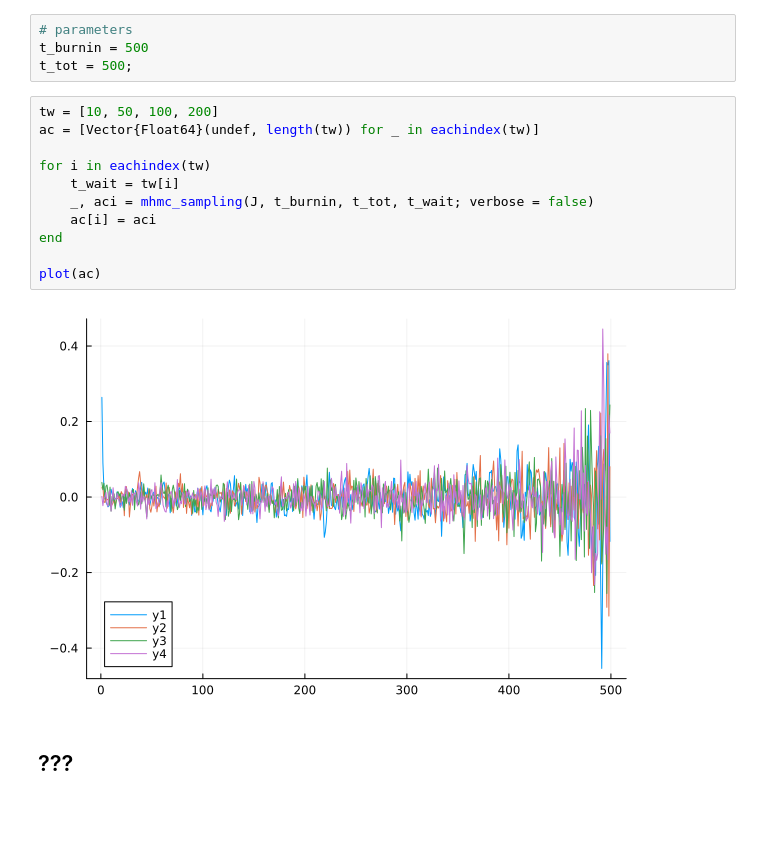
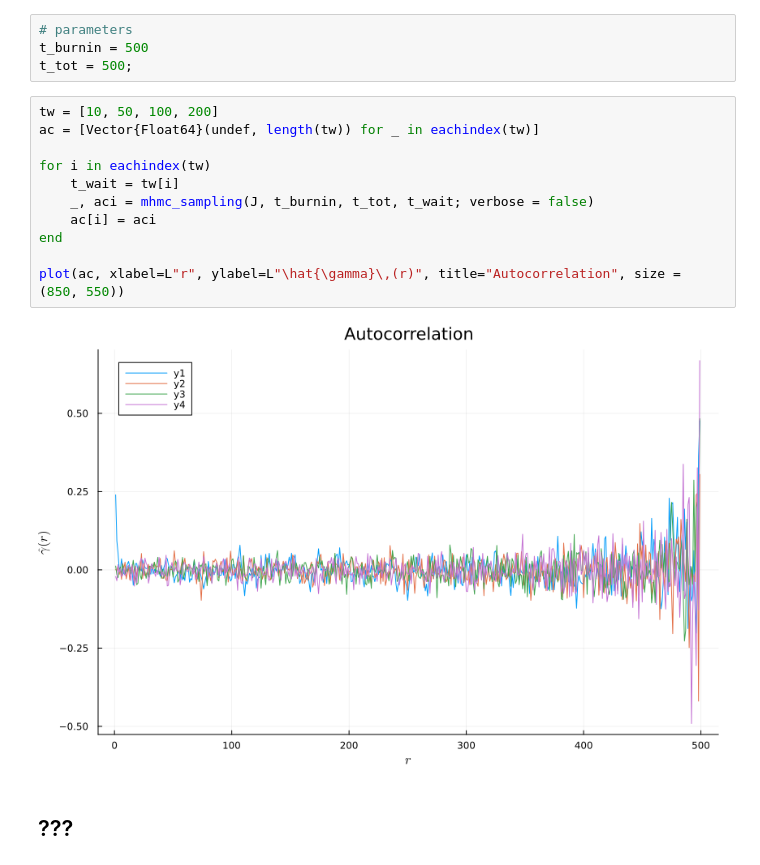
Before and after one commit to caporali/models_and_algorithms_project, a Jupyter notebook: project/main.ipynb, the cells around one changed output. Cells and saved outputs as stored; diff of their text form; blank space fills up the shorter version.

```diff
--- a/project/main.ipynb
+++ b/project/main.ipynb
@@ -704,16 +704,16 @@ t_tot = 500;
 # %%
 tw = [10, 50, 100, 200]
 ac = [Vector{Float64}(undef, length(tw)) for _ in eachindex(tw)]
 
 for i in eachindex(tw)
 	t_wait = tw[i]
 	_, aci = mhmc_sampling(J, t_burnin, t_tot, t_wait; verbose = false)
 	ac[i] = aci
 end
 
-plot(ac)
+plot(ac, xlabel=L"r", ylabel=L"\hat{\gamma}\,(r)", title="Autocorrelation", size = (850, 550))
 # %% [output]
-[figure, old version]
+[figure, new version]
 # %% [markdown]
 ## ???
 # %%
```
Also changed, not shown: parts of 1 cell of this notebook.
